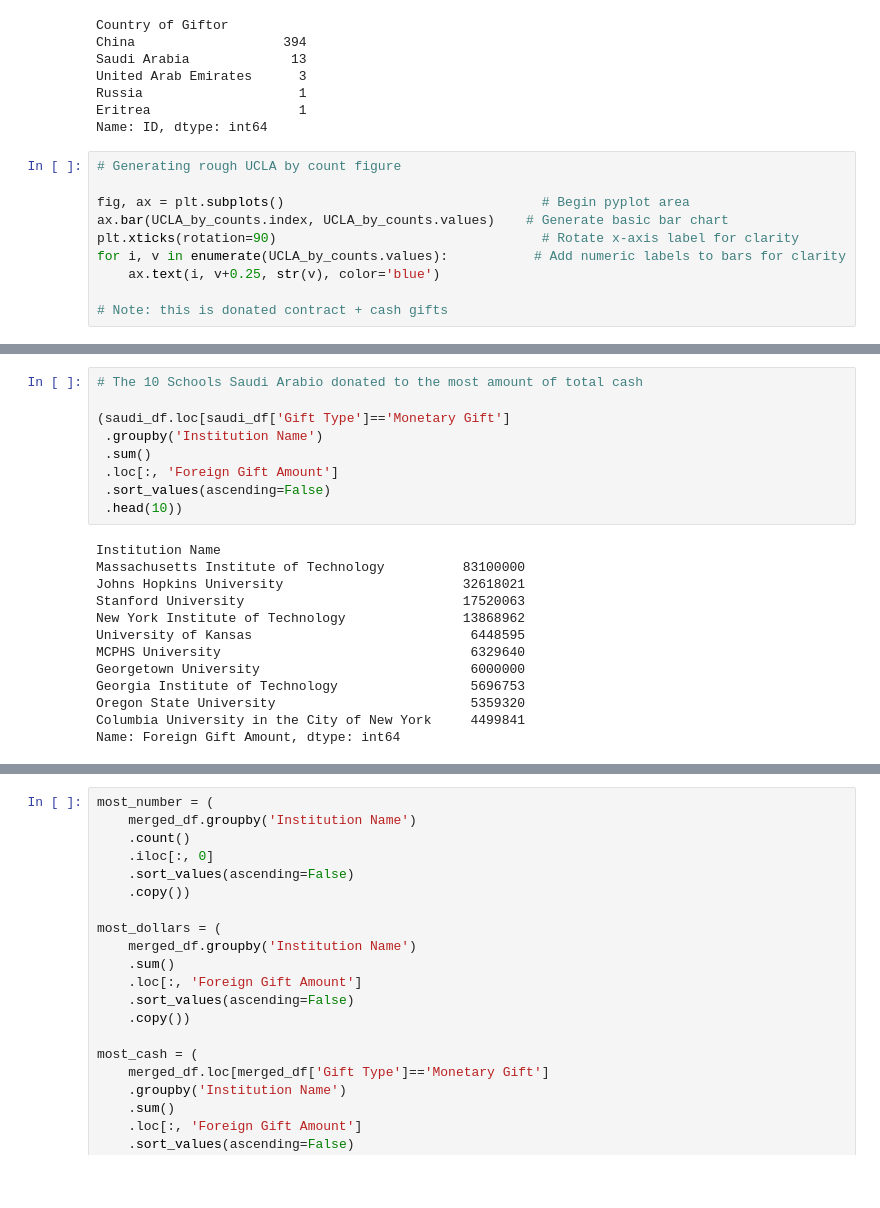
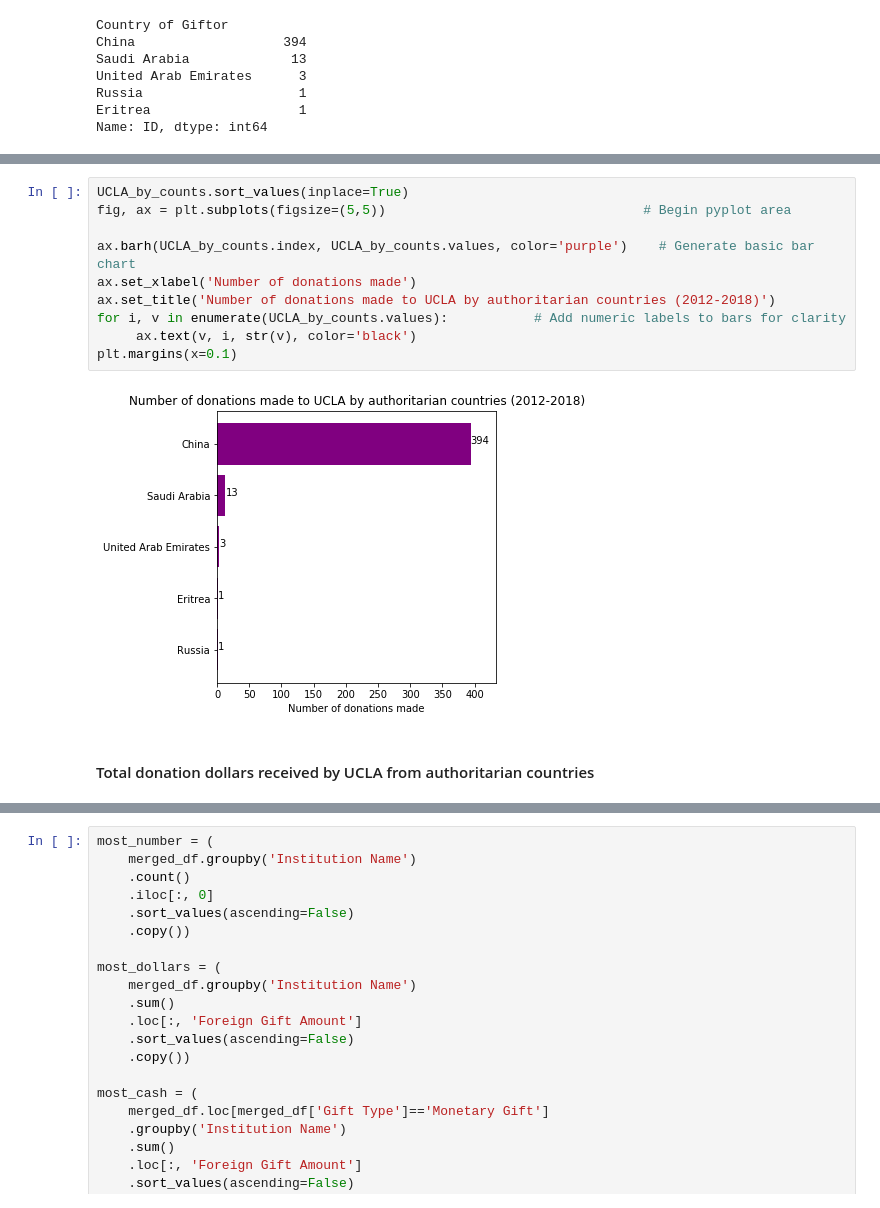
Before and after one commit to thewchan/US-HigherEd_Foreign_Donations, a Jupyter notebook: foreign_donations.ipynb, the cells around one changed output, grey strips where cells are left out. Cells and saved outputs as stored; diff of their text form; blank space fills up the shorter version.

```diff
--- a/foreign_donations.ipynb
+++ b/foreign_donations.ipynb
@@ -662,13 +662,3 @@ United Arab Emirates      3
 Russia                    1
 Eritrea                   1
 Name: ID, dtype: int64
-# %%
-# Generating rough UCLA by count figure
-
-fig, ax = plt.subplots()                                 # Begin pyplot area
-ax.bar(UCLA_by_counts.index, UCLA_by_counts.values)    # Generate basic bar chart
-plt.xticks(rotation=90)                                  # Rotate x-axis label for clarity
-for i, v in enumerate(UCLA_by_counts.values):           # Add numeric labels to bars for clarity
-    ax.text(i, v+0.25, str(v), color='blue')
-
-# Note: this is donated contract + cash gifts
@@ -1232,22 +665,14 @@ Name: Foreign Gift Amount, dtype: int64
-# %%
-# The 10 Schools Saudi Arabio donated to the most amount of total cash
-
-(saudi_df.loc[saudi_df['Gift Type']=='Monetary Gift']
- .groupby('Institution Name')
- .sum()
- .loc[:, 'Foreign Gift Amount']
- .sort_values(ascending=False)
- .head(10))
-# %% [output]
-Institution Name
-Massachusetts Institute of Technology          83100000
-Johns Hopkins University                       32618021
-Stanford University                            17520063
-New York Institute of Technology               13868962
-University of Kansas                            6448595
-MCPHS University                                6329640
-Georgetown University                           6000000
-Georgia Institute of Technology                 5696753
-Oregon State University                         5359320
-Columbia University in the City of New York     4499841
-Name: Foreign Gift Amount, dtype: int64
+# %%
+UCLA_by_counts.sort_values(inplace=True)
+fig, ax = plt.subplots(figsize=(5,5))                                 # Begin pyplot area
+
+ax.barh(UCLA_by_counts.index, UCLA_by_counts.values, color='purple')    # Generate basic bar chart
+ax.set_xlabel('Number of donations made')
+ax.set_title('Number of donations made to UCLA by authoritarian countries (2012-2018)')
+for i, v in enumerate(UCLA_by_counts.values):           # Add numeric labels to bars for clarity
+     ax.text(v, i, str(v), color='black')
+plt.margins(x=0.1)
+# %% [output]
+[figure, added]
+# %% [markdown]
+#### Total donation dollars received by UCLA from authoritarian countries
```
Also changed, not shown: parts of 118 cells of this notebook, 1 other file.
